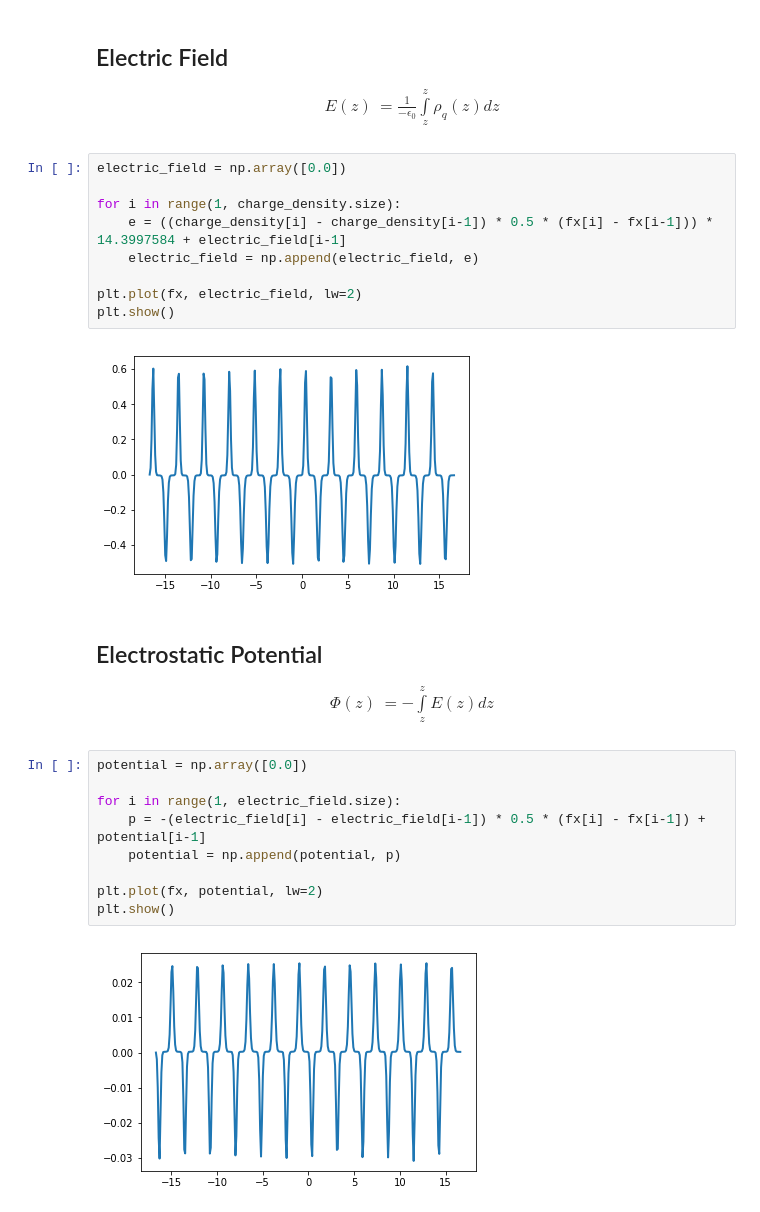
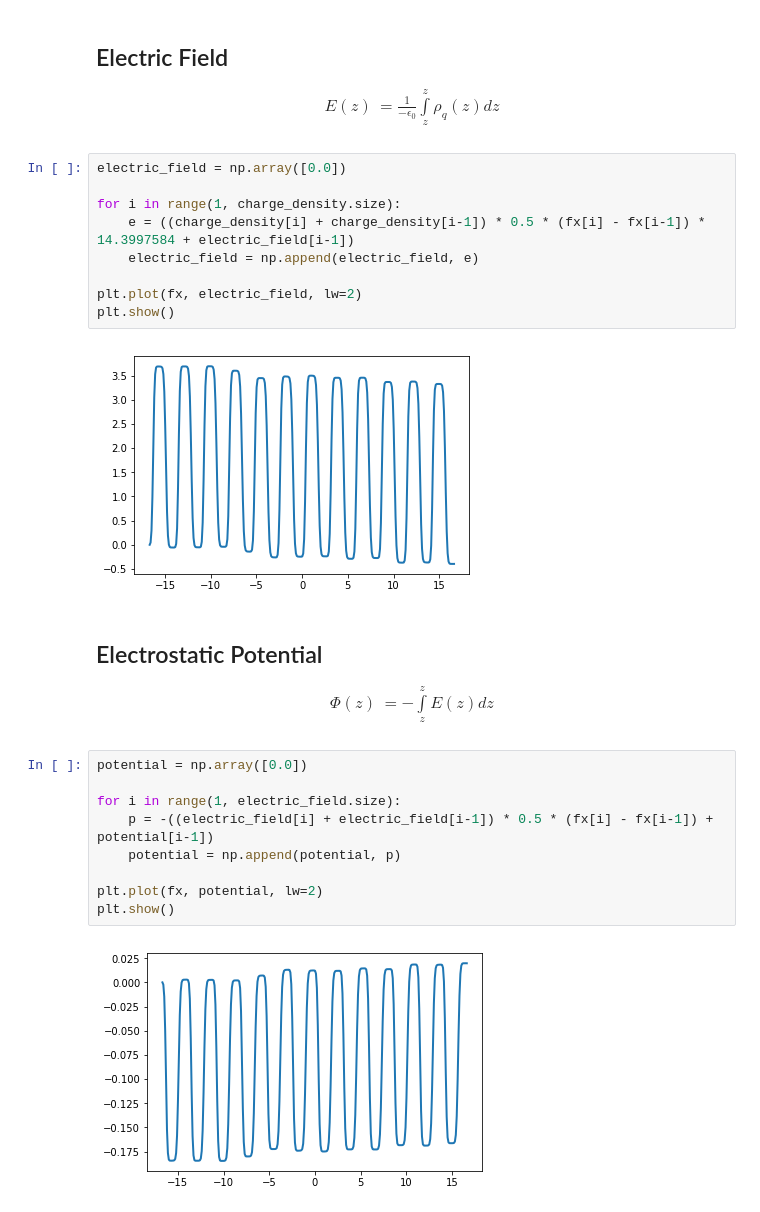
Before and after one commit to symmy596/Polypy, a Jupyter notebook: Examples/Untitled.ipynb, the cells around one changed output. Drawn from its saved outputs; the diff is of its cells as text.

```diff
--- a/Examples/Untitled.ipynb
+++ b/Examples/Untitled.ipynb
@@ -49,13 +49,13 @@ E(z) & = \frac{1}{- \epsilon_0} \int\limits_z^z \rho_q(z)dz
 electric_field = np.array([0.0])
 
 for i in range(1, charge_density.size):
-    e = ((charge_density[i] - charge_density[i-1]) * 0.5 * (fx[i] - fx[i-1])) * 14.3997584 + electric_field[i-1]
+    e = ((charge_density[i] + charge_density[i-1]) * 0.5 * (fx[i] - fx[i-1]) * 14.3997584 + electric_field[i-1])
     electric_field = np.append(electric_field, e)
 
 plt.plot(fx, electric_field, lw=2)
 plt.show()
 # %% [output]
-[figure, old version]
+[figure, new version]
 # %% [markdown]
 ## Electrostatic Potential
 
@@ -65,11 +65,11 @@ plt.show()
 # %%
 potential = np.array([0.0])
 
 for i in range(1, electric_field.size):
-    p = -(electric_field[i] - electric_field[i-1]) * 0.5 * (fx[i] - fx[i-1]) + potential[i-1]
+    p = -((electric_field[i] + electric_field[i-1]) * 0.5 * (fx[i] - fx[i-1]) + potential[i-1])
     potential = np.append(potential, p)
 
 plt.plot(fx, potential, lw=2)
 plt.show()
 # %% [output]
-[figure, old version]
+[figure, new version]
```
Also changed, not shown: parts of 2 cells of this notebook.
